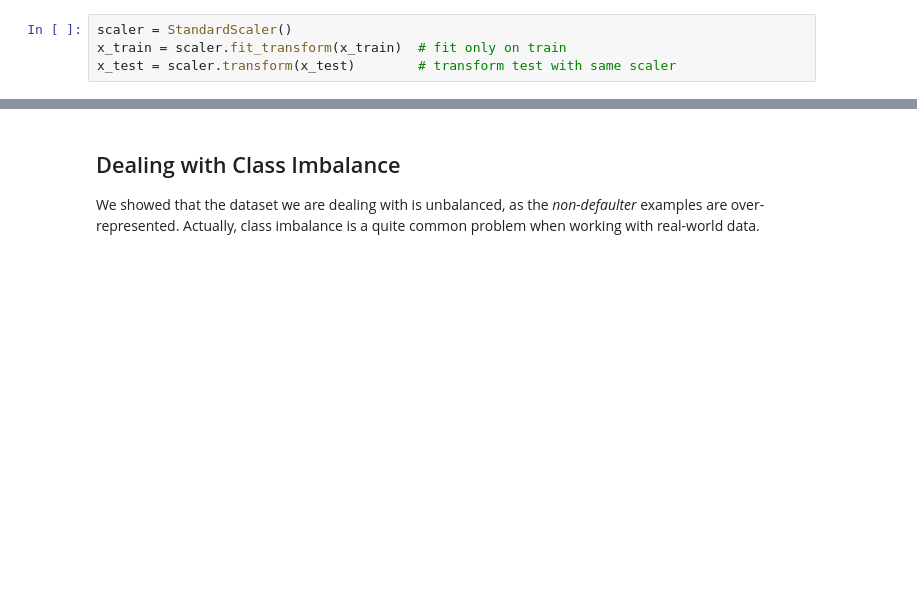
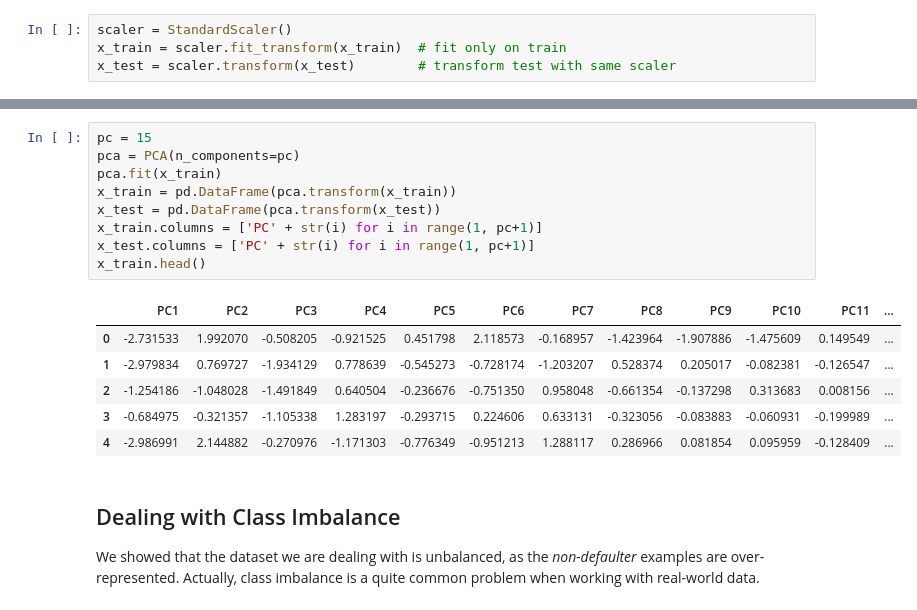
Before and after one commit to IshitaSharma15/Credit-Card-Default, a Jupyter notebook: Credit_Card_Default.ipynb, the cells around one changed output, grey strips where cells are left out. Drawn from its saved outputs; the diff is of its cells as text; blank space fills up the shorter version.

```diff
--- a/Credit_Card_Default.ipynb
+++ b/Credit_Card_Default.ipynb
@@ -364,3 +410,19 @@ x_test = scaler.transform(x_test)        # transform test with same scaler
+# %%
+pc = 15
+pca = PCA(n_components=pc)
+pca.fit(x_train)
+x_train = pd.DataFrame(pca.transform(x_train))
+x_test = pd.DataFrame(pca.transform(x_test))
+x_train.columns = ['PC' + str(i) for i in range(1, pc+1)]
+x_test.columns = ['PC' + str(i) for i in range(1, pc+1)]
+x_train.head()
+# %% [output]
+|  | PC1 | PC2 | PC3 | PC4 | PC5 | PC6 | PC7 | PC8 | PC9 | PC10 | PC11 | ... |
+| 0 | -2.731533 | 1.992070 | -0.508205 | -0.921525 | 0.451798 | 2.118573 | -0.168957 | -1.423964 | -1.907886 | -1.475609 | 0.149549 | ... |
+| 1 | -2.979834 | 0.769727 | -1.934129 | 0.778639 | -0.545273 | -0.728174 | -1.203207 | 0.528374 | 0.205017 | -0.082381 | -0.126547 | ... |
+| 2 | -1.254186 | -1.048028 | -1.491849 | 0.640504 | -0.236676 | -0.751350 | 0.958048 | -0.661354 | -0.137298 | 0.313683 | 0.008156 | ... |
+| 3 | -0.684975 | -0.321357 | -1.105338 | 1.283197 | -0.293715 | 0.224606 | 0.633131 | -0.323056 | -0.083883 | -0.060931 | -0.199989 | ... |
+| 4 | -2.986991 | 2.144882 | -0.270976 | -1.171303 | -0.776349 | -0.951213 | 1.288117 | 0.286966 | 0.081854 | 0.095959 | -0.128409 | ... |
 # %% [markdown]
 ## Dealing with Class Imbalance
 We showed that the dataset we are dealing with is unbalanced, as the *non-defaulter* examples are over-represented. Actually, class imbalance is a quite common problem when working with real-world data.
```
Also changed, not shown: parts of 25 cells of this notebook.
